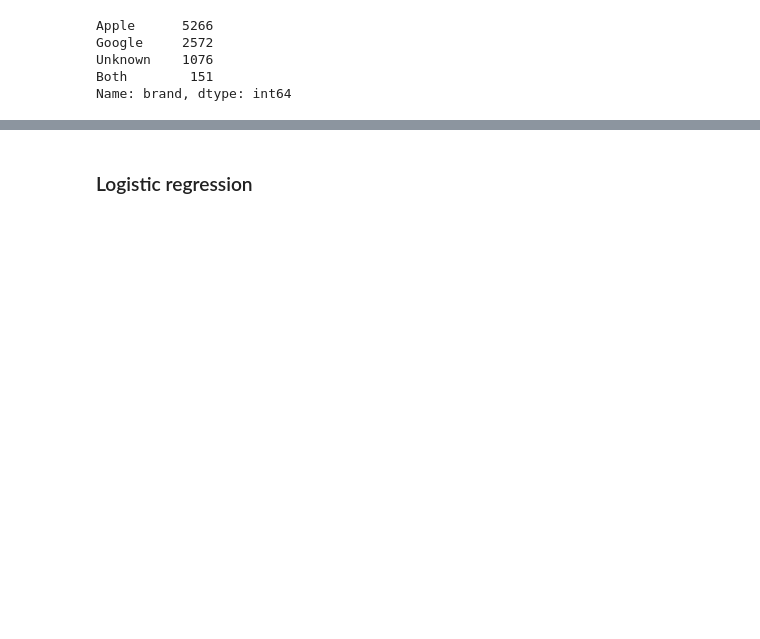
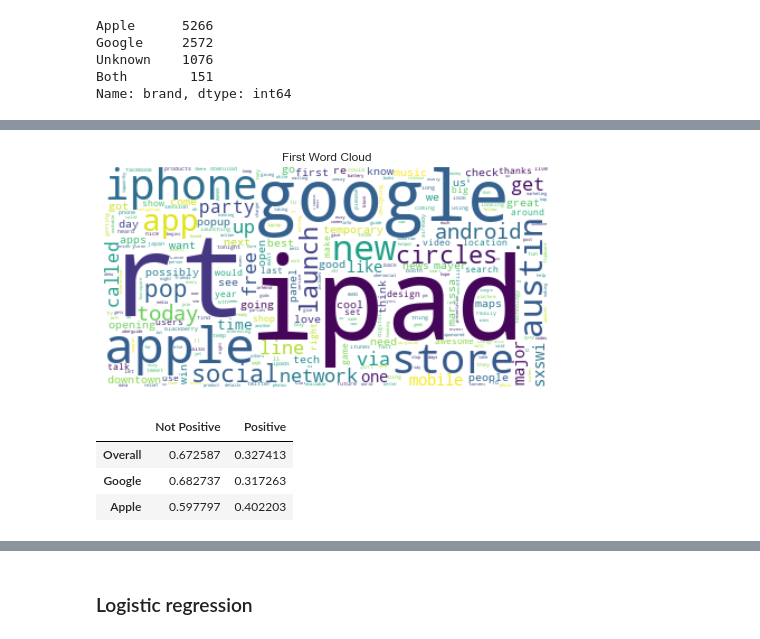
Before and after one commit to marvelje/Twitter-Emotions-Project, a Jupyter notebook: Notebooks/Jeff/jeff_notebook.ipynb, the cells around one changed output, grey strips where cells are left out. Drawn from its saved outputs; the diff is of its cells as text; code cells hidden in the pictures; blank space fills up the shorter version.

```diff
--- a/Notebooks/Jeff/jeff_notebook.ipynb
+++ b/Notebooks/Jeff/jeff_notebook.ipynb
@@ -42,6 +35,10 @@ Questions to consider:
 import pandas as pd
 import numpy as np
 import matplotlib.pyplot as plt
+import matplotlib
+
+# Set style
+plt.style.use('seaborn')
 # %%
 # NLP imports
 
@@ -401,0 +383,14 @@ df_results = pd.DataFrame(index=index, columns=cols)
+# %%
+# Tokenize the tweets to build the word clouds
+
+def tokenize(tweet):
+
+    tokenizer = RegexpTokenizer(pattern='(?u)\\b\\w\\w+\\b')
+
+    tokens = tokenizer.tokenize(tweet)
+
+    return tokens
+
+df_clean['tokens'] = df_clean['clean_tweet'].apply(lambda x: tokenize(x))
+token_list = df_clean['tokens'].sum()
+freq_dist = FreqDist(token_list)
@@ -401,0 +441,12 @@ df_results = pd.DataFrame(index=index, columns=cols)
+# %%
+p_wc = WordCloud(background_color="white", max_words=500)
+p_wc.generate_from_frequencies(freq_dist)
+
+plt.figure(figsize=(8,8))
+plt.imshow(p_wc, interpolation='bilinear')
+plt.axis("off")
+plt.margins(x=1, y=1)
+plt.title('First Word Cloud')
+plt.show()
+# %% [output]
+[figure, added]
@@ -401,0 +473,7 @@ df_results = pd.DataFrame(index=index, columns=cols)
+# %%
+brand_summary
+# %% [output]
+|  | Not Positive | Positive |
+| Overall | 0.672587 | 0.327413 |
+| Google | 0.682737 | 0.317263 |
+| Apple | 0.597797 | 0.402203 |
```
Also changed, not shown: parts of 124 cells of this notebook, 1 other file.
